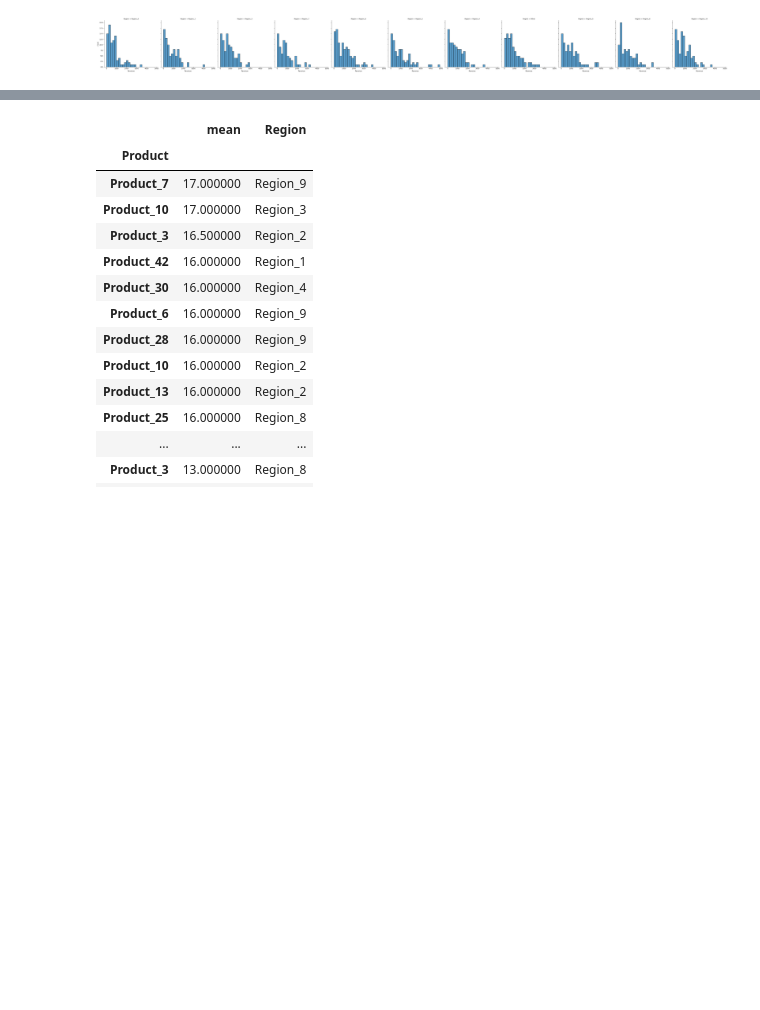
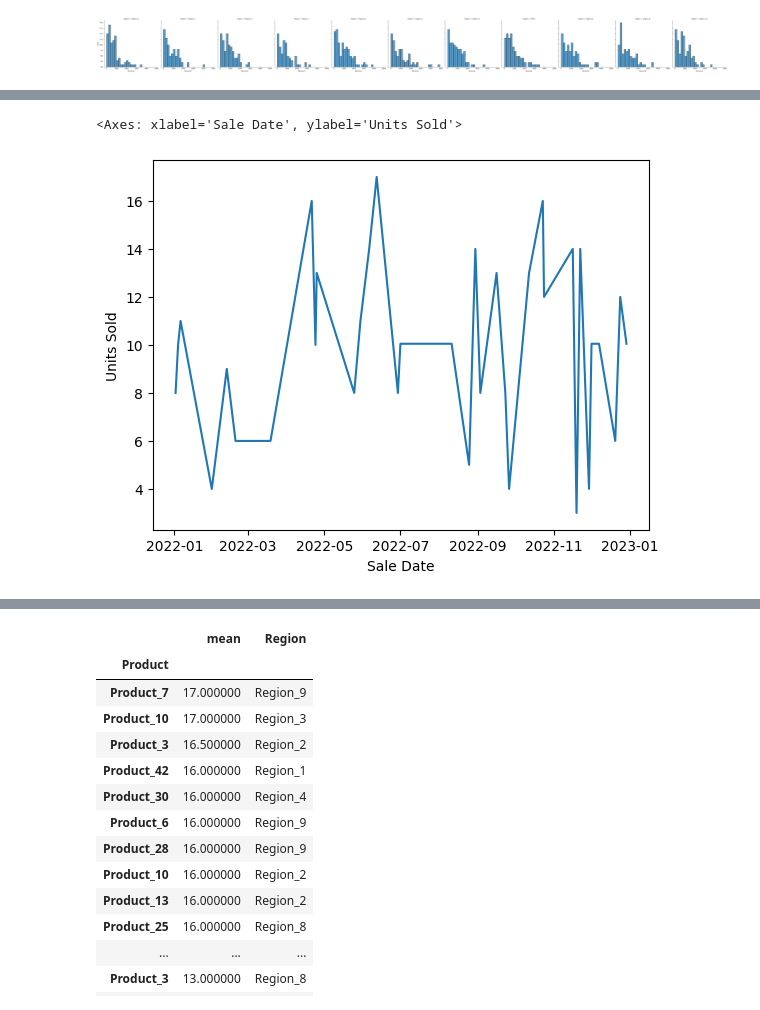
Before and after one commit to CodyDong/schulich_data_science, a Jupyter notebook: assignment1.ipynb, the cells around one changed output, grey strips where cells are left out. Drawn from its saved outputs; the diff is of its cells as text; code cells hidden in the pictures; blank space fills up the shorter version.

```diff
--- a/assignment1.ipynb
+++ b/assignment1.ipynb
@@ -153,3 +153,15 @@ sns.displot(x='Revenue',col='Product',data =df)
 # %% [output]
 <seaborn.axisgrid.FacetGrid at 0x...>
 [figure]
+# %%
+df_2022 = df[df['Sale Date'].dt.year ==2022]
+df_2022_region1 = df_2022[df_2022['Region']=='Region_1']
+df_2023 = df[df['Sale Date'].dt.year ==2023]
+df_2023_region1 = df_2023[df_2023['Region']=='Region_1']
+df_2024 = df[df['Sale Date'].dt.year ==2024]
+df_2024_region1 = df_2024[df_2024['Region']=='Region_1']
+# %%
+sns.lineplot(x='Sale Date',y='Units Sold',data= df_2022_region1)
+# %% [output]
+<Axes: xlabel='Sale Date', ylabel='Units Sold'>
+[figure, added]
```
Also changed, not shown: parts of 2 cells of this notebook.
